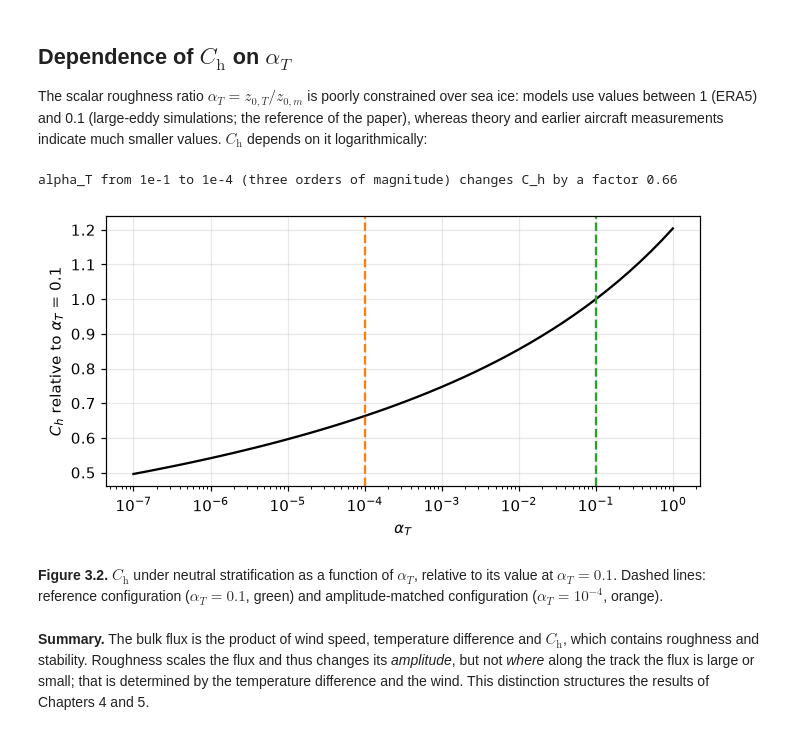
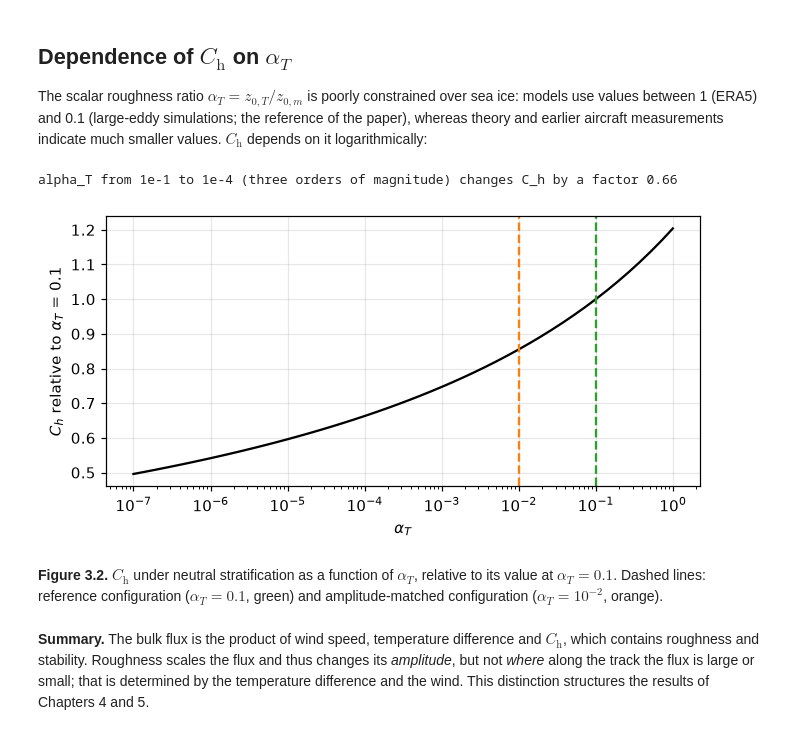
Before and after one commit to FranzFlink/bacsam2-flux-analysis, a Jupyter notebook: book/03_bulk_method.ipynb, the cells around one changed output. Saved outputs shown, nothing was run; the diff lists cells and outputs as text; code cells hidden in the pictures.

```diff
--- a/book/03_bulk_method.ipynb
+++ b/book/03_bulk_method.ipynb
@@ -138,17 +138,17 @@ indicate much smaller values. $C_\mathrm{h}$ depends on it logarithmically:
 # %%
 a = np.logspace(-7, 0, 50)
 ch = np.array([Cd_Ch_noniterative(0.0, 24.0, 3e-4, 3e-4 * x, "GLGS20")[1] for x in a])
 fig, ax = plt.subplots(figsize=(6, 3)); ax.semilogx(a, ch / ch[np.argmin(abs(a - 0.1))], color="k")
-ax.axvline(0.1, color="C2", ls="--"); ax.axvline(1e-4, color="C1", ls="--")
+ax.axvline(0.1, color="C2", ls="--"); ax.axvline(1e-2, color="C1", ls="--")
 ax.set_xlabel(r"$\alpha_T$"); ax.set_ylabel(r"$C_h$ relative to $\alpha_T$ = 0.1")
 print(f"alpha_T from 1e-1 to 1e-4 (three orders of magnitude) changes C_h by a factor {ch[np.argmin(abs(a - 1e-4))] / ch[np.argmin(abs(a - 0.1))]:.2f}")
 # %% [output]
 alpha_T from 1e-1 to 1e-4 (three orders of magnitude) changes C_h by a factor 0.66
-[figure, old version]
+[figure, new version]
 # %% [markdown]
 **Figure 3.2.** $C_\mathrm{h}$ under neutral stratification as a function of $\alpha_T$, relative to its value at
 $\alpha_T = 0.1$. Dashed lines: reference configuration ($\alpha_T = 0.1$, green) and amplitude-matched configuration
-($\alpha_T = 10^{-4}$, orange).
+($\alpha_T = 10^{-2}$, orange).
 # %% [markdown]
 **Summary.** The bulk flux is the product of wind speed, temperature difference and $C_\mathrm{h}$, which contains
 roughness and stability. Roughness scales the flux and thus changes its *amplitude*, but not *where* along the track the
```
Also changed, not shown: 15 other files.
